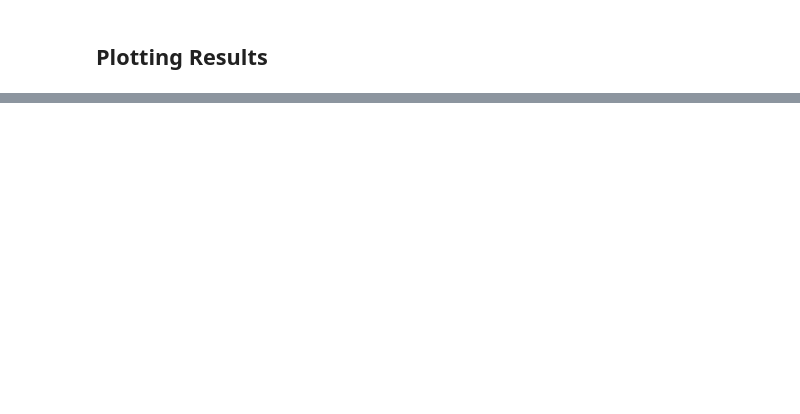
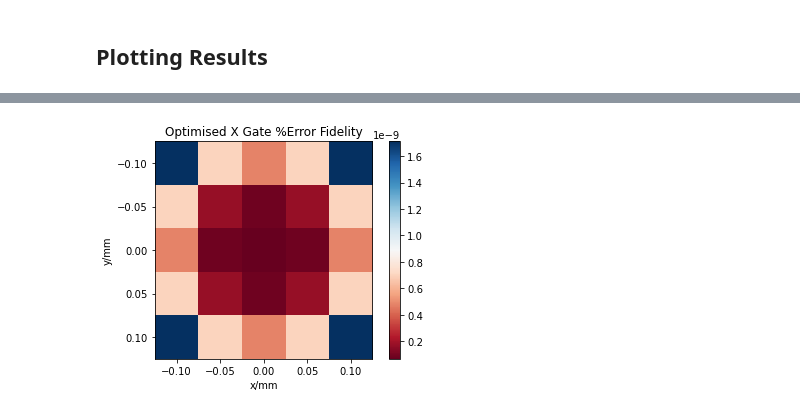
Before and after one commit to TomSwift1/Silicon_Qubit_Simulation, a Jupyter notebook: Magnetic Field Distribution.ipynb, the cells around one changed output, grey strips where cells are left out. Drawn from its saved outputs; the diff is of its cells as text; code cells hidden in the pictures; blank space fills up the shorter version.

```diff
--- a/Magnetic Field Distribution.ipynb
+++ b/Magnetic Field Distribution.ipynb
@@ -86,0 +117,9 @@ Text(0.5, 1.0, 'Hadamard Gate %Error Fidelity')
+# %%
+im = imshow((1-delta_opt_X)*100,cmap=cm.RdBu,extent=(-2.5*sep, 2.5*sep, 2.5*sep, -2.5*sep))
+colorbar(im)
+plt.xlabel('x/mm')
+plt.ylabel('y/mm')
+plt.title('Optimised X Gate %Error Fidelity')
+plt.savefig('Plots/Opt_X-Gate_'+setup)
+# %% [output]
+[figure, added]
```
Also changed, not shown: parts of 16 cells of this notebook, 1 other file.
